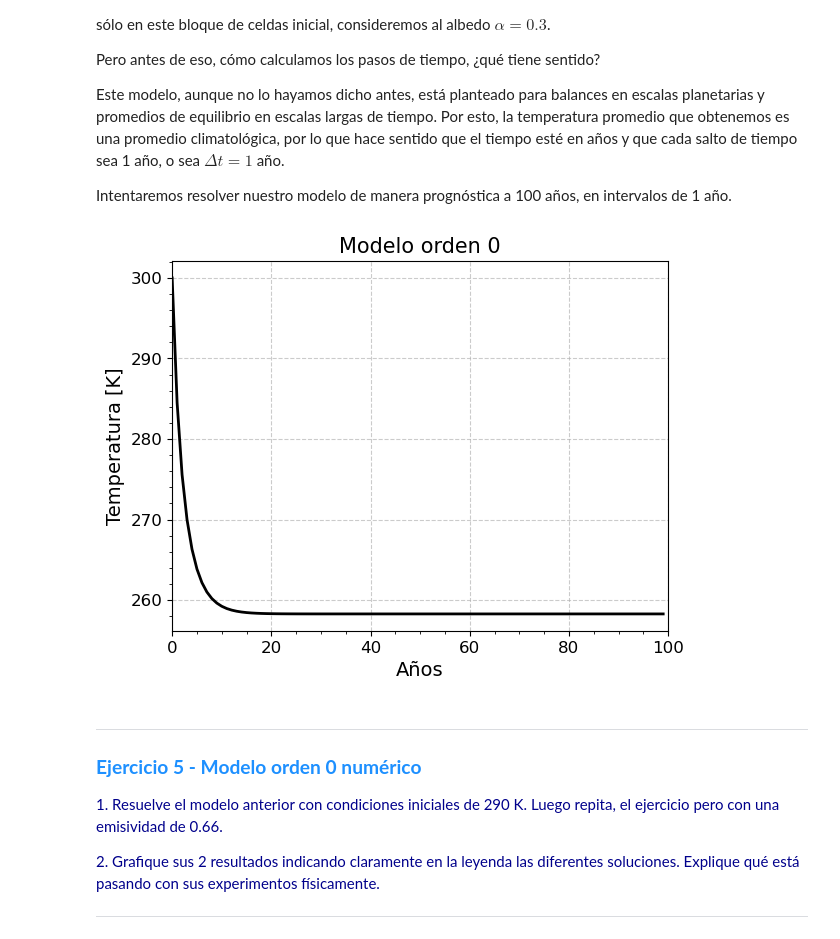
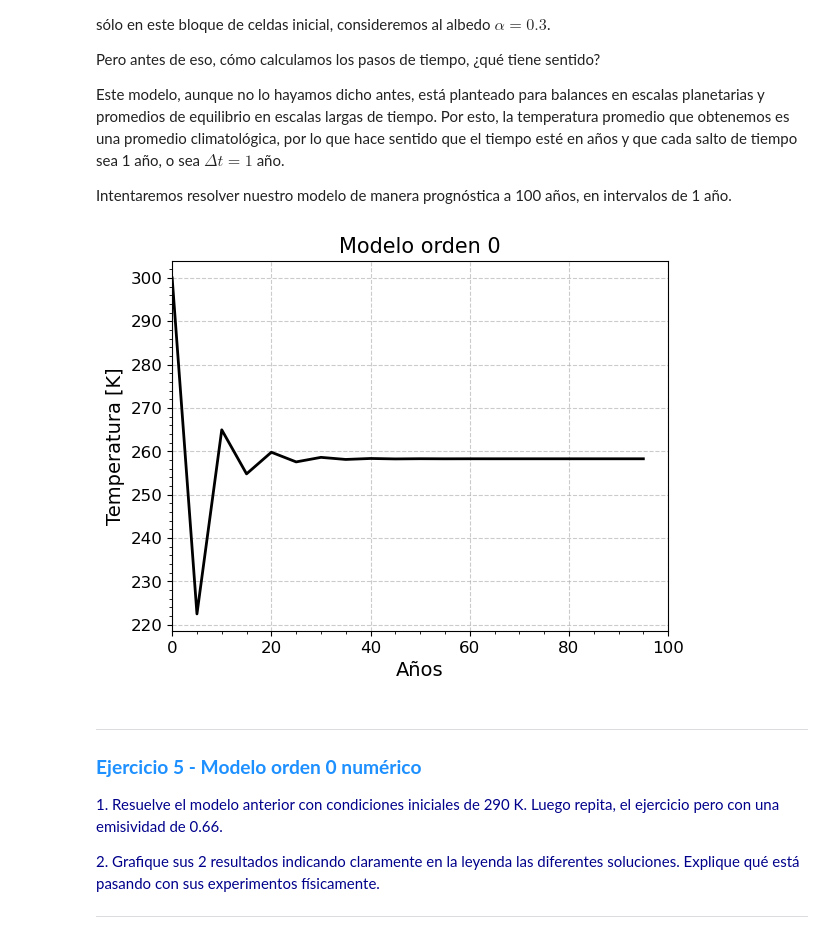
Before and after one commit to JLGarciaFranco/Modelacion_Climatica, a Jupyter notebook: Tema2/MC_3.2_BS.ipynb, the cells around one changed output. Saved outputs shown, nothing was run; the diff lists cells and outputs as text; code cells hidden in the pictures.

```diff
--- a/Tema2/MC_3.2_BS.ipynb
+++ b/Tema2/MC_3.2_BS.ipynb
@@ -104,7 +104,7 @@ def r_s_m0(T,epsilon):
     # funcion radiacion saliente
     return epsilon*sigma*(T**4)
 # 1 año pero en segundos
-dt = 60. * 60. * 24. * 365.
+dt = 5*60. * 60. * 24. * 365.
 # resolveremos nuestra ecuación en 10 años
 years=100
 # vector de tiempo
@@ -128,10 +128,10 @@ for it,ti in enumerate(times):
         # y las funciones que definimos en esta celda
         T[it] = T[it-1]+ dt/C * (r_i_m0(S0,alpha)-r_s_m0(T[it-1],epsilon))
 # %%
-plt.plot(times/dt,T,c='k',linewidth=2)
+plt.plot((5)*times/dt,T,c='k',linewidth=2)
 lineplot_setup(0,100,'Años','Temperatura [K]',title='Modelo orden 0')
 # %% [output]
-[figure, old version]
+[figure, new version]
 # %% [markdown]
 ---
 <a name='ej-1'></a>
```
Also changed, not shown: parts of 3 cells of this notebook.
